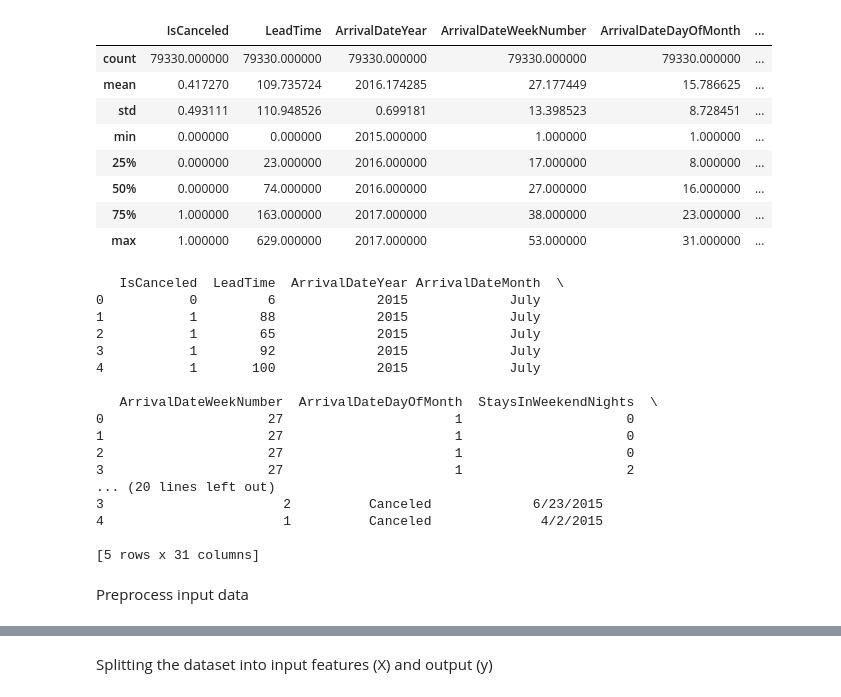
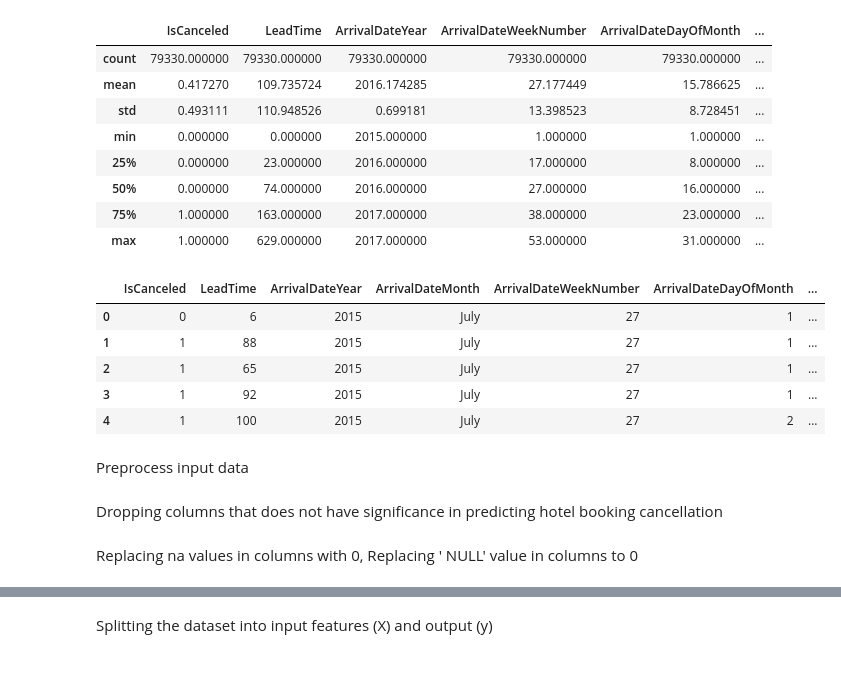
Before and after one commit to codes-at-elm/hotel_booking_cancellation_prediction, a Jupyter notebook: hotel_booking_cancellation_prediction.ipynb, the cells around one changed output, grey strips where cells are left out. Cells and saved outputs as stored; diff of their text form; code cells hidden in the pictures; blank space fills up the shorter version.

```diff
--- a/hotel_booking_cancellation_prediction.ipynb
+++ b/hotel_booking_cancellation_prediction.ipynb
@@ -45,26 +55,14 @@ df.describe()
 | 50% | 0.000000 | 74.000000 | 2016.000000 | 27.000000 | 16.000000 | ... |
 | 75% | 1.000000 | 163.000000 | 2017.000000 | 38.000000 | 23.000000 | ... |
 | max | 1.000000 | 629.000000 | 2017.000000 | 53.000000 | 31.000000 | ... |
-# %%
-#pd.set_option('display.max_columns', None)
-print(df.head())
-# %% [output]
-   IsCanceled  LeadTime  ArrivalDateYear ArrivalDateMonth  \
-0           0         6             2015             July
-1           1        88             2015             July
-2           1        65             2015             July
-3           1        92             2015             July
-4           1       100             2015             July
-
-   ArrivalDateWeekNumber  ArrivalDateDayOfMonth  StaysInWeekendNights  \
-0                     27                      1                     0
-1                     27                      1                     0
-2                     27                      1                     0
-3                     27                      1                     2
-... (20 lines left out)
-3                       2          Canceled             6/23/2015
-4                       1          Canceled              4/2/2015
-
-[5 rows x 31 columns]
+# %%
+df.head()
+# %% [output]
+|  | IsCanceled | LeadTime | ArrivalDateYear | ArrivalDateMonth | ArrivalDateWeekNumber | ArrivalDateDayOfMonth | ... |
+| 0 | 0 | 6 | 2015 | July | 27 | 1 | ... |
+| 1 | 1 | 88 | 2015 | July | 27 | 1 | ... |
+| 2 | 1 | 65 | 2015 | July | 27 | 1 | ... |
+| 3 | 1 | 92 | 2015 | July | 27 | 1 | ... |
+| 4 | 1 | 100 | 2015 | July | 27 | 2 | ... |
 # %% [markdown]
 Preprocess input data
@@ -104,0 +69,2 @@ df.drop('ReservationStatusDate', axis=1, inplace=True)
+# %% [markdown]
+Dropping columns that does not have significance in predicting hotel booking cancellation
@@ -104,0 +79,2 @@ df.drop('ReservationStatusDate', axis=1, inplace=True)
+# %% [markdown]
+Replacing na values in columns with 0, Replacing '       NULL' value in columns to 0
```
Also changed, not shown: parts of 17 cells of this notebook, 1 other file.
